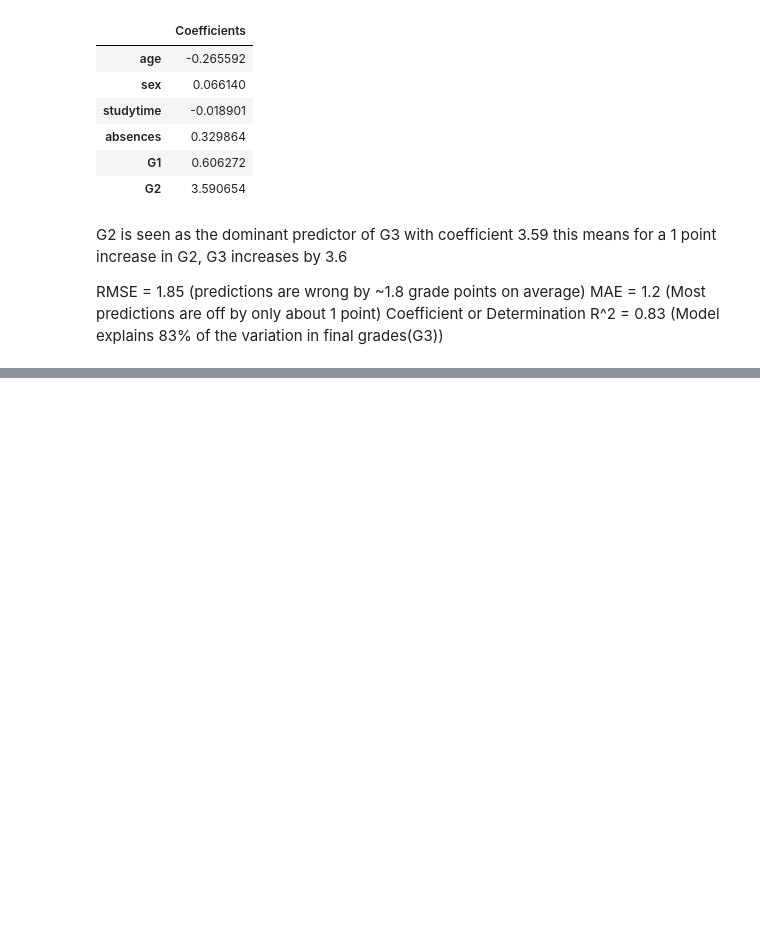
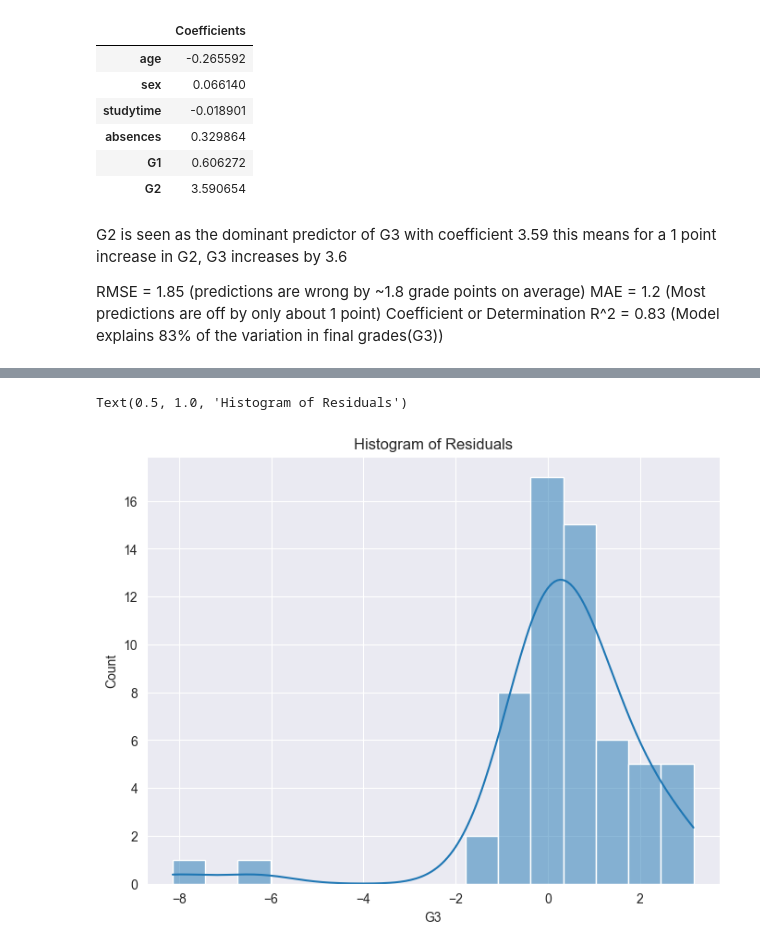
Before and after one commit to Nesta3313/GradePrediction, a Jupyter notebook: models/01_regression.ipynb, the cells around one changed output, grey strips where cells are left out. Drawn from its saved outputs; the diff is of its cells as text; code cells hidden in the pictures; blank space fills up the shorter version.

```diff
--- a/models/01_regression.ipynb
+++ b/models/01_regression.ipynb
@@ -279,0 +438,7 @@ Coefficient or Determination R^2 = 0.83 (Model explains 83% of the variation in
+# %%
+plt.figure(figsize=(8,6))
+sns.histplot(residuals, kde=True)
+plt.title("Histogram of Residuals")
+# %% [output]
+Text(0.5, 1.0, 'Histogram of Residuals')
+[figure, added]
```
Also changed, not shown: parts of 15 cells of this notebook, 1 other file.
